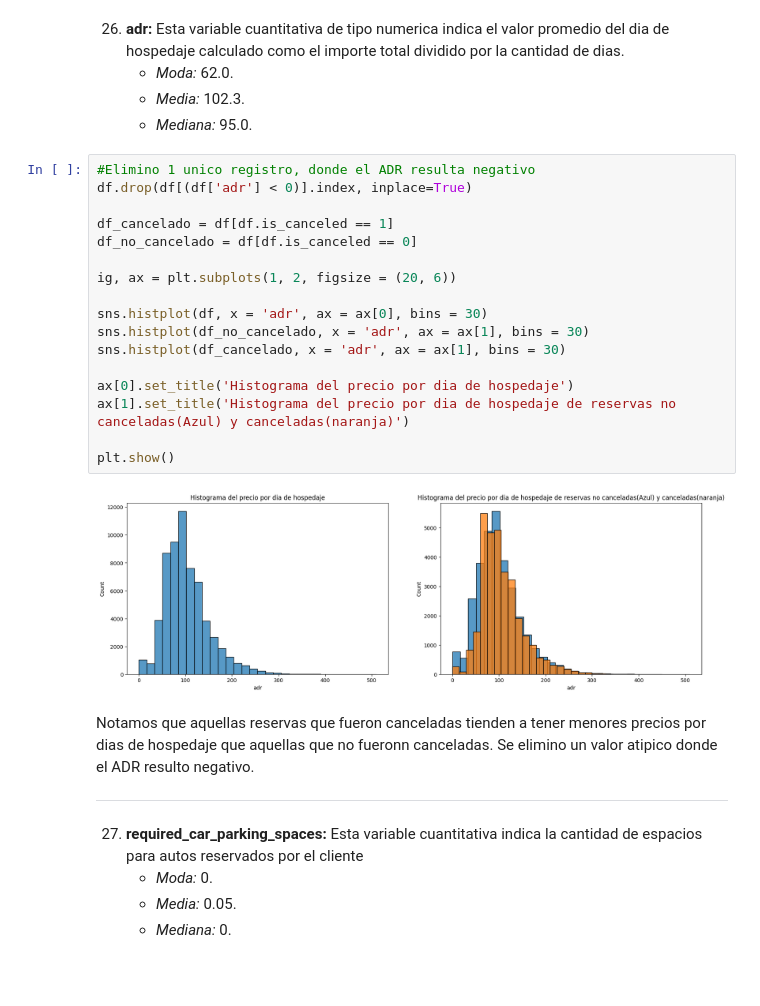
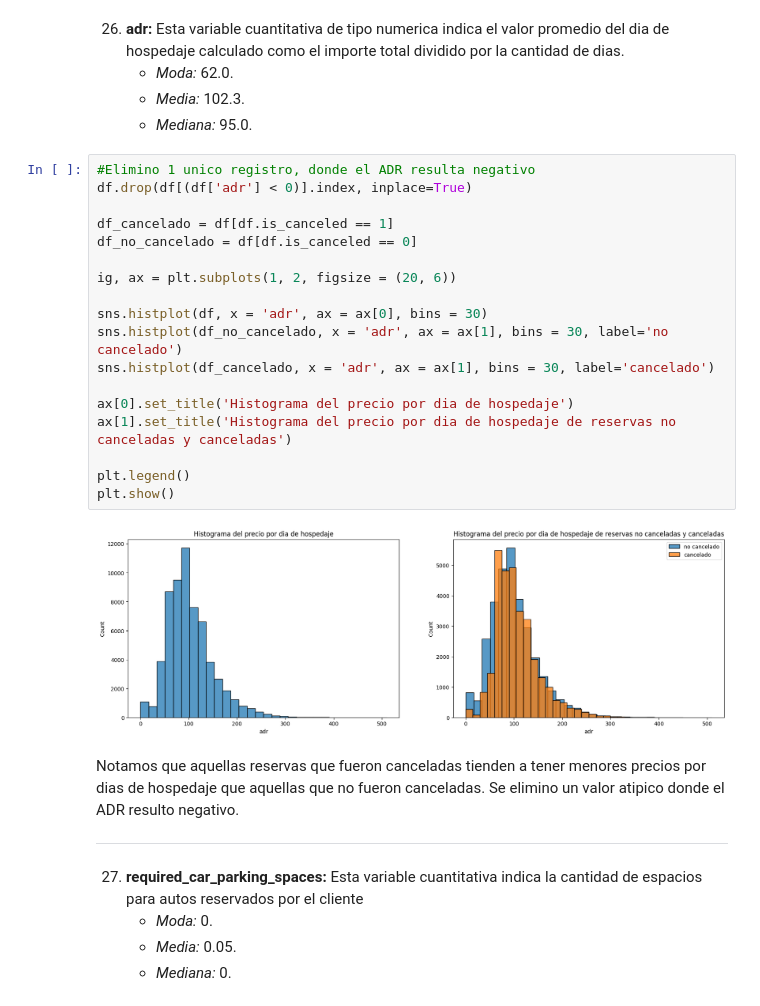
Before and after one commit to LuchoLorenzo1/7506R-1C2023-GRUPO19, a Jupyter notebook: 7506R_TP1_GRUPO19_CH1_ENTREGA.ipynb, the cells around one changed output. Saved outputs shown, nothing was run; the diff lists cells and outputs as text; blank space fills up the shorter version.

```diff
--- a/7506R_TP1_GRUPO19_CH1_ENTREGA.ipynb
+++ b/7506R_TP1_GRUPO19_CH1_ENTREGA.ipynb
@@ -700,24 +735,25 @@ Para el caso de los clientes de tipo group, de un total de 263 no se cancelaron
 # %%
 #Elimino 1 unico registro, donde el ADR resulta negativo
 df.drop(df[(df['adr'] < 0)].index, inplace=True)
 
 df_cancelado = df[df.is_canceled == 1]
 df_no_cancelado = df[df.is_canceled == 0]
 
 ig, ax = plt.subplots(1, 2, figsize = (20, 6))
 
 sns.histplot(df, x = 'adr', ax = ax[0], bins = 30)
-sns.histplot(df_no_cancelado, x = 'adr', ax = ax[1], bins = 30)
-sns.histplot(df_cancelado, x = 'adr', ax = ax[1], bins = 30)
+sns.histplot(df_no_cancelado, x = 'adr', ax = ax[1], bins = 30, label='no cancelado')
+sns.histplot(df_cancelado, x = 'adr', ax = ax[1], bins = 30, label='cancelado')
 
 ax[0].set_title('Histograma del precio por dia de hospedaje')
-ax[1].set_title('Histograma del precio por dia de hospedaje de reservas no canceladas(Azul) y canceladas(naranja)')
+ax[1].set_title('Histograma del precio por dia de hospedaje de reservas no canceladas y canceladas')
 
+plt.legend()
 plt.show()
 # %% [output]
-[figure, old version]
+[figure, new version]
 # %% [markdown]
-Notamos que aquellas reservas que fueron canceladas tienden a tener menores precios por dias de hospedaje que aquellas que no fueronn canceladas. Se elimino un valor atipico donde el ADR resulto negativo.
+Notamos que aquellas reservas que fueron canceladas tienden a tener menores precios por dias de hospedaje que aquellas que no fueron canceladas. Se elimino un valor atipico donde el ADR resulto negativo.
 ***
 # %% [markdown]
 27. **required_car_parking_spaces:** Esta variable cuantitativa indica la cantidad de espacios para autos reservados por el cliente
```
Also changed, not shown: parts of 15 cells of this notebook.
